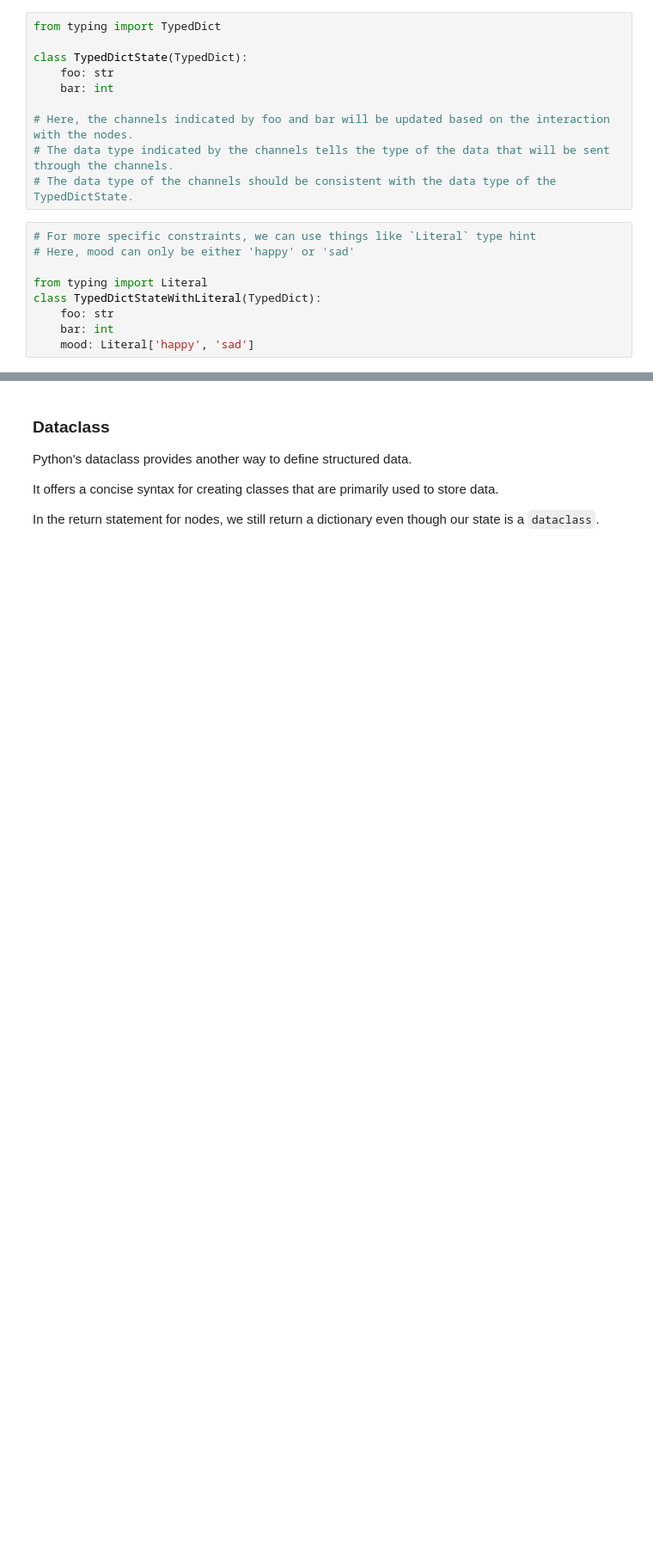
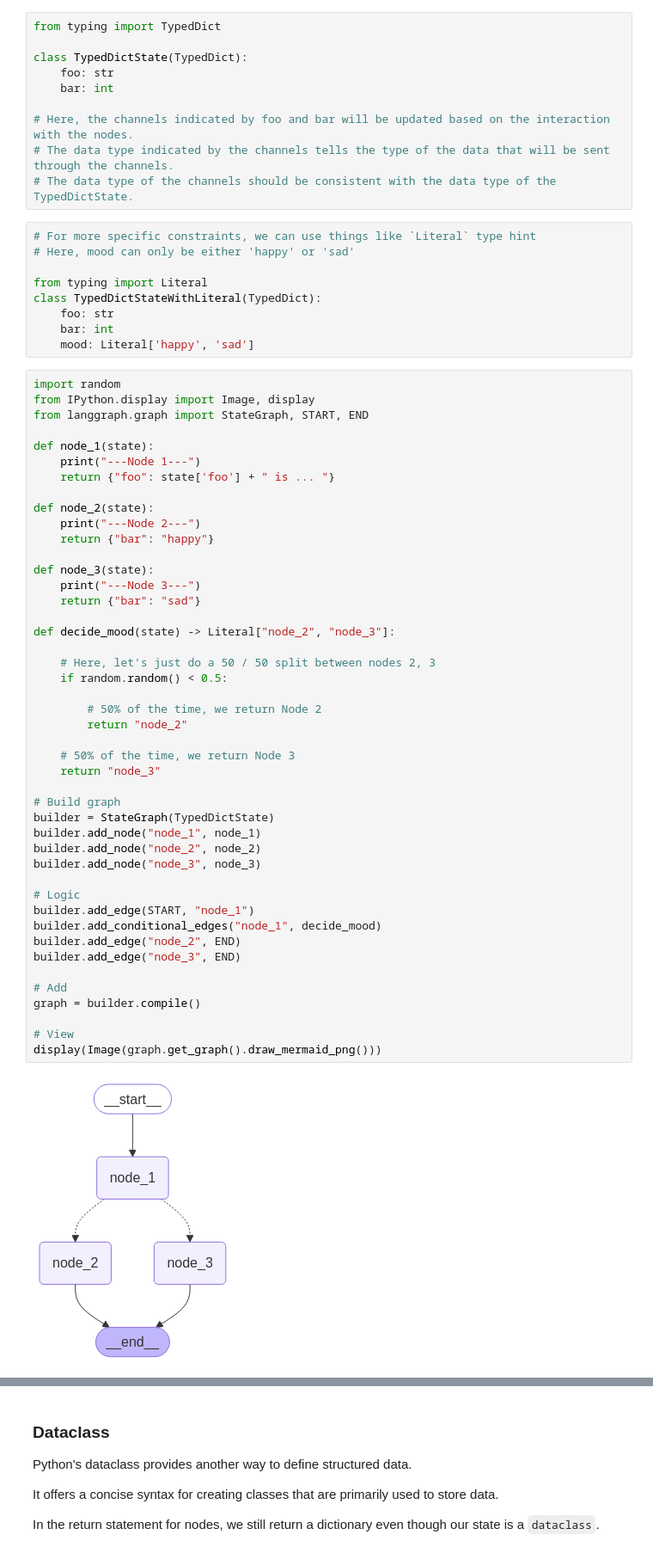
Before and after one commit to chayansraj/Agentic-RAG-with-evalution-Langchain, a Jupyter notebook: state_schema_and_reducer.ipynb, the cells around one changed output, grey strips where cells are left out. Shown: that part at 86% size. Cells and saved outputs as stored; diff of their text form; blank space fills up the shorter version.

Commit message:
update state schema

```diff
--- a/state_schema_and_reducer.ipynb
+++ b/state_schema_and_reducer.ipynb
@@ -33,3 +33,50 @@ class TypedDictStateWithLiteral(TypedDict):
     foo: str
     bar: int
     mood: Literal['happy', 'sad']
+# %%
+import random
+from IPython.display import Image, display
+from langgraph.graph import StateGraph, START, END
+
+def node_1(state):
+    print("---Node 1---")
+    return {"foo": state['foo'] + " is ... "}
+
+def node_2(state):
+    print("---Node 2---")
+    return {"bar": "happy"}
+
+def node_3(state):
+    print("---Node 3---")
+    return {"bar": "sad"}
+
+def decide_mood(state) -> Literal["node_2", "node_3"]:
+
+    # Here, let's just do a 50 / 50 split between nodes 2, 3
+    if random.random() < 0.5:
+
+        # 50% of the time, we return Node 2
+        return "node_2"
+
+    # 50% of the time, we return Node 3
+    return "node_3"
+
+# Build graph
+builder = StateGraph(TypedDictState)
+builder.add_node("node_1", node_1)
+builder.add_node("node_2", node_2)
+builder.add_node("node_3", node_3)
+
+# Logic
+builder.add_edge(START, "node_1")
+builder.add_conditional_edges("node_1", decide_mood)
+builder.add_edge("node_2", END)
+builder.add_edge("node_3", END)
+
+# Add
+graph = builder.compile()
+
+# View
+display(Image(graph.get_graph().draw_mermaid_png()))
+# %% [output]
+[figure, added]
```
Also changed, not shown: parts of 5 cells of this notebook.
